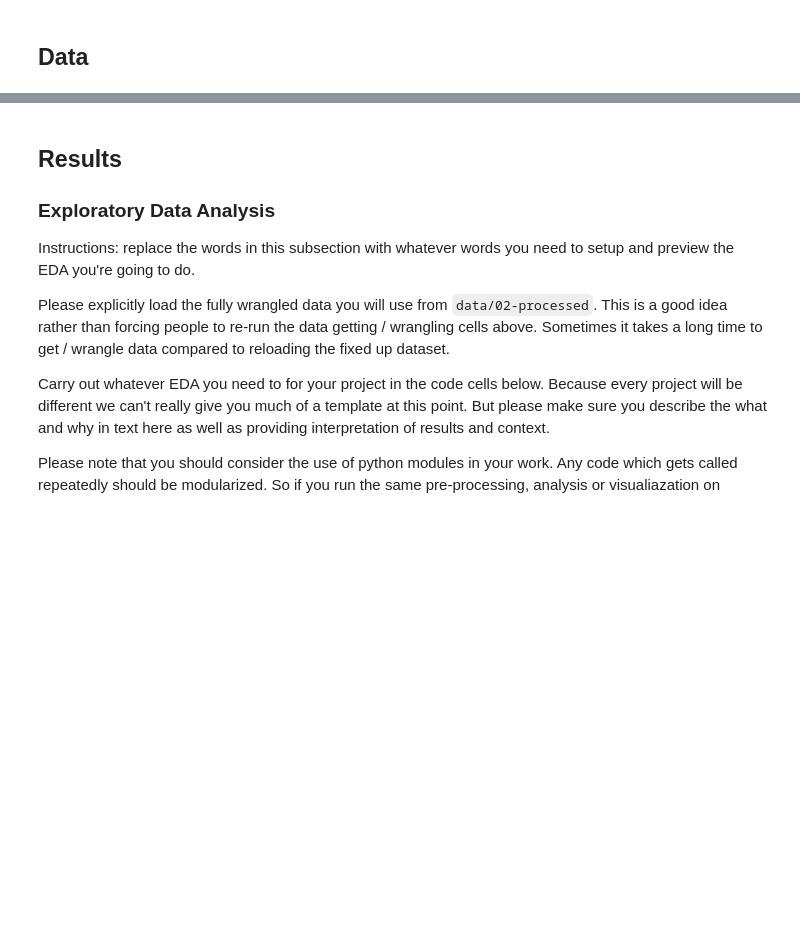
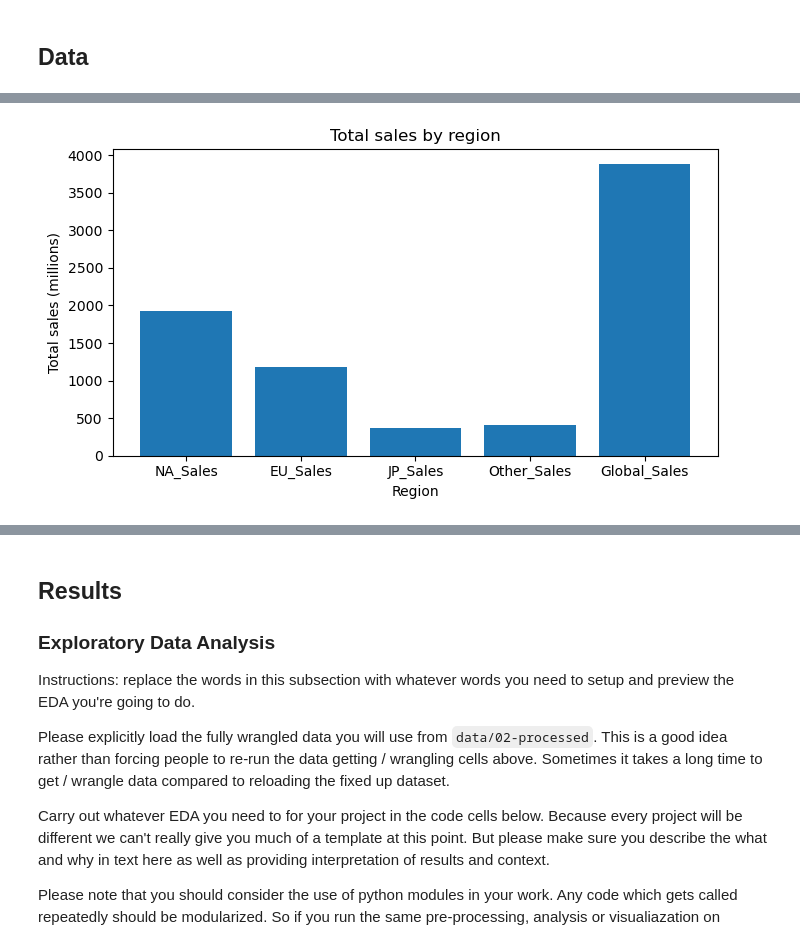
Before and after one commit to COGS108/Group015_WI26, a Jupyter notebook: 02-EDACheckpoint.ipynb, the cells around one changed output, grey strips where cells are left out. Cells and saved outputs as stored; diff of their text form; code cells hidden in the pictures; blank space fills up the shorter version.

```diff
--- a/02-EDACheckpoint.ipynb
+++ b/02-EDACheckpoint.ipynb
@@ -126,0 +232,3 @@ Instructions: REPLACE the contents of this cell and the one below with your work
+# %%
+sales_cols = ['NA_Sales', 'EU_Sales', 'JP_Sales', 'Other_Sales', 'Global_Sales']
+df_videogamesales.groupby(df_videogamesales['Year'].isna())[sales_cols].mean()
@@ -126,0 +356,11 @@ Instructions: REPLACE the contents of this cell and the one below with your work
+# %%
+totals = df_videogamesales[sales_cols].sum()
+plt.figure(figsize=(7,4))
+plt.bar(totals.index, totals.values)
+plt.title('Total sales by region')
+plt.xlabel('Region')
+plt.ylabel('Total sales (millions)')
+plt.tight_layout()
+plt.show()
+# %% [output]
+[figure, added]
```
Also changed, not shown: parts of 60 cells of this notebook.
